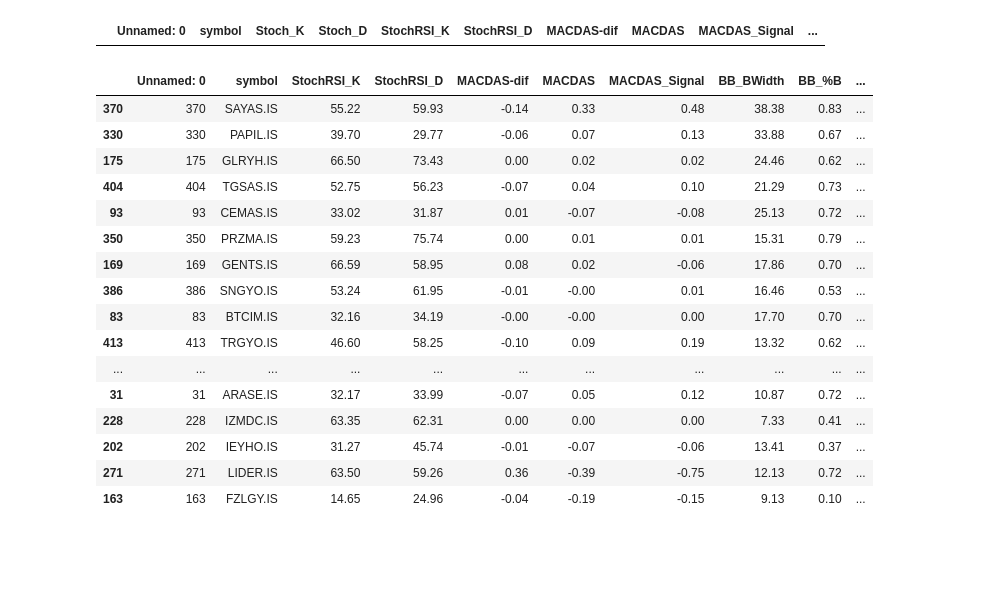
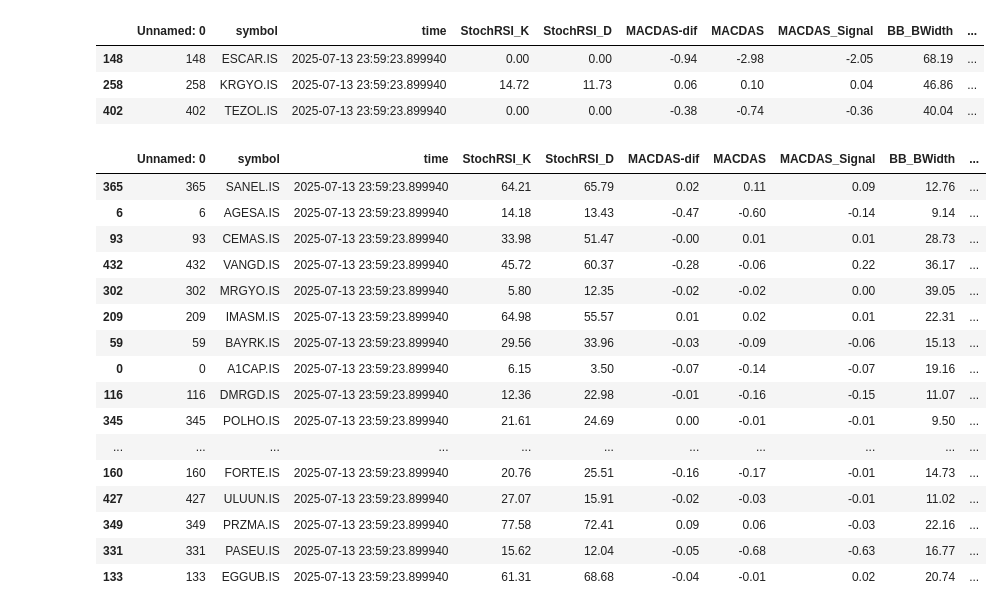
Before and after one commit to TolgaUyanik/StockMarket, a Jupyter notebook: Stock_Market_Main.ipynb, the cells around one changed output. Saved outputs shown, nothing was run; the diff lists cells and outputs as text; code cells hidden in the pictures; blank space fills up the shorter version.

```diff
--- a/Stock_Market_Main.ipynb
+++ b/Stock_Market_Main.ipynb
@@ -99,8 +203,8 @@ overbought
 # %%
 cheap = df2.copy()
-#cheap = cheap[cheap["CCI"] < -80]
-#cheap = cheap[cheap["MFI"] < 30] # Money Flow Index
-#cheap = cheap[cheap["RSI"] < 45]
+cheap = cheap[cheap["CCI"] < -80]
+cheap = cheap[cheap["MFI"] < 30] # Money Flow Index
+cheap = cheap[cheap["RSI"] < 35]
 cheap = cheap[cheap["YF%"] < 40]
 #cheap = cheap[cheap["ADX"] < 20]
 #cheap = cheap[cheap["Cloud_Position"] =="Above_Cloud"]
@@ -124,44 +228,47 @@ else:
 combined.to_csv(file_path, index=False)
 cheap
 # %% [output]
-|  | Unnamed: 0 | symbol | Stoch_K | Stoch_D | StochRSI_K | StochRSI_D | MACDAS-dif | MACDAS | MACDAS_Signal | ... |
+|  | Unnamed: 0 | symbol | time | StochRSI_K | StochRSI_D | MACDAS-dif | MACDAS | MACDAS_Signal | BB_BWidth | ... |
+| 148 | 148 | ESCAR.IS | 2025-07-13 23:59:23.899940 | 0.00 | 0.00 | -0.94 | -2.98 | -2.05 | 68.19 | ... |
+| 258 | 258 | KRGYO.IS | 2025-07-13 23:59:23.899940 | 14.72 | 11.73 | 0.06 | 0.10 | 0.04 | 46.86 | ... |
+| 402 | 402 | TEZOL.IS | 2025-07-13 23:59:23.899940 | 0.00 | 0.00 | -0.38 | -0.74 | -0.36 | 40.04 | ... |
 # %%
 # Momentum stocks filter
 momentum = df2.copy()
 #momentum = momentum[(momentum["RSI"] >=50) &(momentum["RSI"]< 70)]  # Strong momentum
 #momentum = momentum[momentum["MACDAS"] > momentum["MACDAS_Signal"]]  # MACD above signal line
 #momentum = momentum[momentum["ROC"] > 0]  # Positive rate of change
-#momentum = momentum[momentum["ADX"] > 20]  # Strong trend
+momentum = momentum[momentum["ADX"] > 20]  # Strong trend
 momentum = momentum[momentum["CCI"] < 100]  # Strong trend
-momentum = momentum[momentum["RSI"] < 70]
+momentum = momentum[momentum["RSI"] < 60]
 #momentum = momentum[momentum["BB_%B"] > 0.5]
 momentum = momentum[momentum["kama"]       < momentum["CPrice"]]
 momentum = momentum[momentum["Supertrend"] < momentum["CPrice"]]  # MACD above signal line
 momentum = momentum[momentum["st_way"] > 0 ]
 momentum= momentum[momentum["TK_Cross"] == "Bullish"]
-momentum= momentum[momentum["Cloud_Position"] == "Above_Cloud"]
+#momentum= momentum[momentum["Cloud_Position"] == "Above_Cloud"]
 #momentum = momentum[momentum["Stoch_K"] < momentum["Stoch_D"]]
-momentum = momentum.sort_values(by="ROC", ascending=False)  # Sort by strongest momentum
+momentum = momentum.sort_values(by="RSI", ascending=True)  # Sort by strongest momentum
 #momentum = momentum[["symbol",'BB_BWidth', 'BB_%B',"YF%","MFI","RSI","ADX", "CCI", "ROC","CMF", "ATR","FWMA","VWAP","st_way","Supertrend","kama","CPrice","change"]]
 momentum
 # %% [output]
-|  | Unnamed: 0 | symbol | StochRSI_K | StochRSI_D | MACDAS-dif | MACDAS | MACDAS_Signal | BB_BWidth | BB_%B | ... |
-| 370 | 370 | SAYAS.IS | 55.22 | 59.93 | -0.14 | 0.33 | 0.48 | 38.38 | 0.83 | ... |
-| 330 | 330 | PAPIL.IS | 39.70 | 29.77 | -0.06 | 0.07 | 0.13 | 33.88 | 0.67 | ... |
-| 175 | 175 | GLRYH.IS | 66.50 | 73.43 | 0.00 | 0.02 | 0.02 | 24.46 | 0.62 | ... |
-| 404 | 404 | TGSAS.IS | 52.75 | 56.23 | -0.07 | 0.04 | 0.10 | 21.29 | 0.73 | ... |
-| 93 | 93 | CEMAS.IS | 33.02 | 31.87 | 0.01 | -0.07 | -0.08 | 25.13 | 0.72 | ... |
-| 350 | 350 | PRZMA.IS | 59.23 | 75.74 | 0.00 | 0.01 | 0.01 | 15.31 | 0.79 | ... |
-| 169 | 169 | GENTS.IS | 66.59 | 58.95 | 0.08 | 0.02 | -0.06 | 17.86 | 0.70 | ... |
-| 386 | 386 | SNGYO.IS | 53.24 | 61.95 | -0.01 | -0.00 | 0.01 | 16.46 | 0.53 | ... |
-| 83 | 83 | BTCIM.IS | 32.16 | 34.19 | -0.00 | -0.00 | 0.00 | 17.70 | 0.70 | ... |
-| 413 | 413 | TRGYO.IS | 46.60 | 58.25 | -0.10 | 0.09 | 0.19 | 13.32 | 0.62 | ... |
+|  | Unnamed: 0 | symbol | time | StochRSI_K | StochRSI_D | MACDAS-dif | MACDAS | MACDAS_Signal | BB_BWidth | ... |
+| 365 | 365 | SANEL.IS | 2025-07-13 23:59:23.899940 | 64.21 | 65.79 | 0.02 | 0.11 | 0.09 | 12.76 | ... |
+| 6 | 6 | AGESA.IS | 2025-07-13 23:59:23.899940 | 14.18 | 13.43 | -0.47 | -0.60 | -0.14 | 9.14 | ... |
+| 93 | 93 | CEMAS.IS | 2025-07-13 23:59:23.899940 | 33.98 | 51.47 | -0.00 | 0.01 | 0.01 | 28.73 | ... |
+| 432 | 432 | VANGD.IS | 2025-07-13 23:59:23.899940 | 45.72 | 60.37 | -0.28 | -0.06 | 0.22 | 36.17 | ... |
+| 302 | 302 | MRGYO.IS | 2025-07-13 23:59:23.899940 | 5.80 | 12.35 | -0.02 | -0.02 | 0.00 | 39.05 | ... |
+| 209 | 209 | IMASM.IS | 2025-07-13 23:59:23.899940 | 64.98 | 55.57 | 0.01 | 0.02 | 0.01 | 22.31 | ... |
+| 59 | 59 | BAYRK.IS | 2025-07-13 23:59:23.899940 | 29.56 | 33.96 | -0.03 | -0.09 | -0.06 | 15.13 | ... |
+| 0 | 0 | A1CAP.IS | 2025-07-13 23:59:23.899940 | 6.15 | 3.50 | -0.07 | -0.14 | -0.07 | 19.16 | ... |
+| 116 | 116 | DMRGD.IS | 2025-07-13 23:59:23.899940 | 12.36 | 22.98 | -0.01 | -0.16 | -0.15 | 11.07 | ... |
+| 345 | 345 | POLHO.IS | 2025-07-13 23:59:23.899940 | 21.61 | 24.69 | 0.00 | -0.01 | -0.01 | 9.50 | ... |
 | ... | ... | ... | ... | ... | ... | ... | ... | ... | ... | ... |
-| 31 | 31 | ARASE.IS | 32.17 | 33.99 | -0.07 | 0.05 | 0.12 | 10.87 | 0.72 | ... |
-| 228 | 228 | IZMDC.IS | 63.35 | 62.31 | 0.00 | 0.00 | 0.00 | 7.33 | 0.41 | ... |
-| 202 | 202 | IEYHO.IS | 31.27 | 45.74 | -0.01 | -0.07 | -0.06 | 13.41 | 0.37 | ... |
-| 271 | 271 | LIDER.IS | 63.50 | 59.26 | 0.36 | -0.39 | -0.75 | 12.13 | 0.72 | ... |
-| 163 | 163 | FZLGY.IS | 14.65 | 24.96 | -0.04 | -0.19 | -0.15 | 9.13 | 0.10 | ... |
+| 160 | 160 | FORTE.IS | 2025-07-13 23:59:23.899940 | 20.76 | 25.51 | -0.16 | -0.17 | -0.01 | 14.73 | ... |
+| 427 | 427 | ULUUN.IS | 2025-07-13 23:59:23.899940 | 27.07 | 15.91 | -0.02 | -0.03 | -0.01 | 11.02 | ... |
+| 349 | 349 | PRZMA.IS | 2025-07-13 23:59:23.899940 | 77.58 | 72.41 | 0.09 | 0.06 | -0.03 | 22.16 | ... |
+| 331 | 331 | PASEU.IS | 2025-07-13 23:59:23.899940 | 15.62 | 12.04 | -0.05 | -0.68 | -0.63 | 16.77 | ... |
+| 133 | 133 | EGGUB.IS | 2025-07-13 23:59:23.899940 | 61.31 | 68.68 | -0.04 | -0.01 | 0.02 | 20.74 | ... |
 # %%
 bullish = df2.copy()
 bullish = bullish[bullish["TK_Cross"] == "Bullish"]
```
Also changed, not shown: parts of 11 cells of this notebook, 25 other files.
